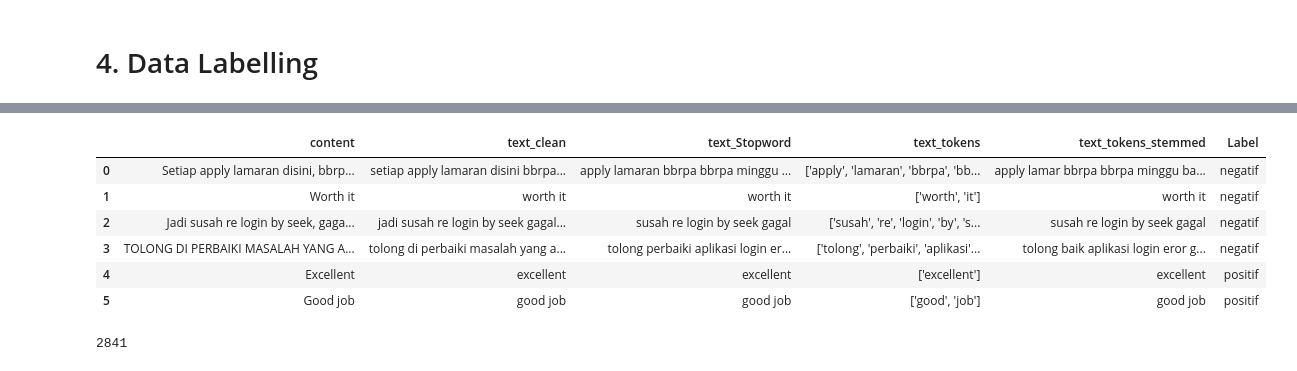
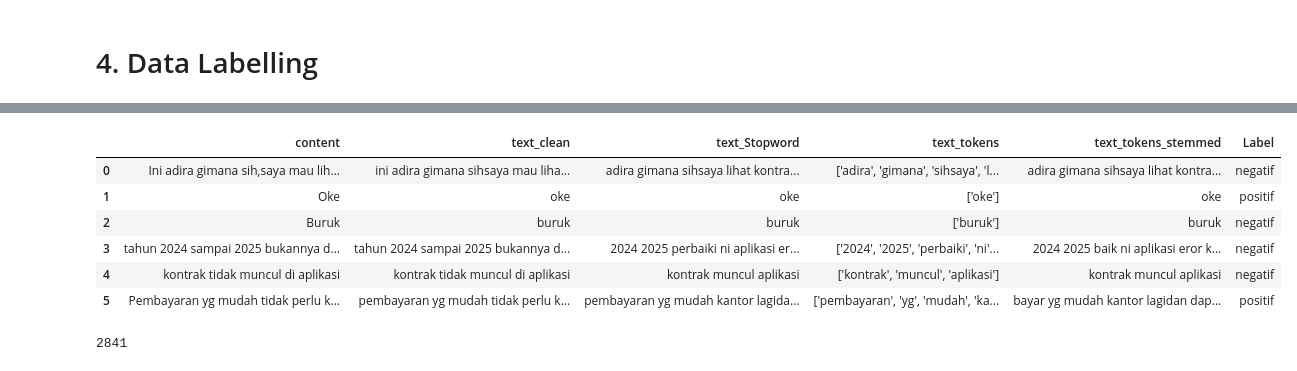
Before and after one commit to randi3281/anfipy, a Jupyter notebook: Analisis Sentimen/projek2-Preprocessing.ipynb, the cells around one changed output, grey strips where cells are left out. Drawn from its saved outputs; the diff is of its cells as text; code cells hidden in the pictures.

```diff
--- a/Analisis Sentimen/projek2-Preprocessing.ipynb
+++ b/Analisis Sentimen/projek2-Preprocessing.ipynb
@@ -342,16 +348,16 @@ my_df.head(50)
 # %%
 import pandas as pd
 hasillabeling = pd.read_csv('Dataset/ulasanapp_3000_hasillabeling.csv')
 pd.set_option('display.max_colwidth', None)
-hasillabeling[['content', 'text_clean', 'text_Stopword', 'text_tokens', 'text_tokens_stemmed']].head(6)
+hasillabeling[['content', 'text_clean', 'text_Stopword', 'text_tokens', 'text_tokens_stemmed', 'Label']].head(6)
 # %% [output]
 |  | content | text_clean | text_Stopword | text_tokens | text_tokens_stemmed | Label |
-| 0 | Setiap apply lamaran disini, bbrp... | setiap apply lamaran disini bbrpa... | apply lamaran bbrpa bbrpa minggu ... | ['apply', 'lamaran', 'bbrpa', 'bb... | apply lamar bbrpa bbrpa minggu ba... | negatif |
-| 1 | Worth it | worth it | worth it | ['worth', 'it'] | worth it | negatif |
-| 2 | Jadi susah re login by seek, gaga... | jadi susah re login by seek gagal... | susah re login by seek gagal | ['susah', 're', 'login', 'by', 's... | susah re login by seek gagal | negatif |
-| 3 | TOLONG DI PERBAIKI MASALAH YANG A... | tolong di perbaiki masalah yang a... | tolong perbaiki aplikasi login er... | ['tolong', 'perbaiki', 'aplikasi'... | tolong baik aplikasi login eror g... | negatif |
-| 4 | Excellent | excellent | excellent | ['excellent'] | excellent | positif |
-| 5 | Good job | good job | good job | ['good', 'job'] | good job | positif |
+| 0 | Ini adira gimana sih,saya mau lih... | ini adira gimana sihsaya mau liha... | adira gimana sihsaya lihat kontra... | ['adira', 'gimana', 'sihsaya', 'l... | adira gimana sihsaya lihat kontra... | negatif |
+| 1 | Oke | oke | oke | ['oke'] | oke | positif |
+| 2 | Buruk | buruk | buruk | ['buruk'] | buruk | negatif |
+| 3 | tahun 2024 sampai 2025 bukannya d... | tahun 2024 sampai 2025 bukannya d... | 2024 2025 perbaiki ni aplikasi er... | ['2024', '2025', 'perbaiki', 'ni'... | 2024 2025 baik ni aplikasi eror k... | negatif |
+| 4 | kontrak tidak muncul di aplikasi | kontrak tidak muncul di aplikasi | kontrak muncul aplikasi | ['kontrak', 'muncul', 'aplikasi'] | kontrak muncul aplikasi | negatif |
+| 5 | Pembayaran yg mudah tidak perlu k... | pembayaran yg mudah tidak perlu k... | pembayaran yg mudah kantor lagida... | ['pembayaran', 'yg', 'mudah', 'ka... | bayar yg mudah kantor lagidan dap... | positif |
 # %%
 len(hasillabeling)
 # %% [output]
```
Also changed, not shown: parts of 2 cells of this notebook, 26 other files.
